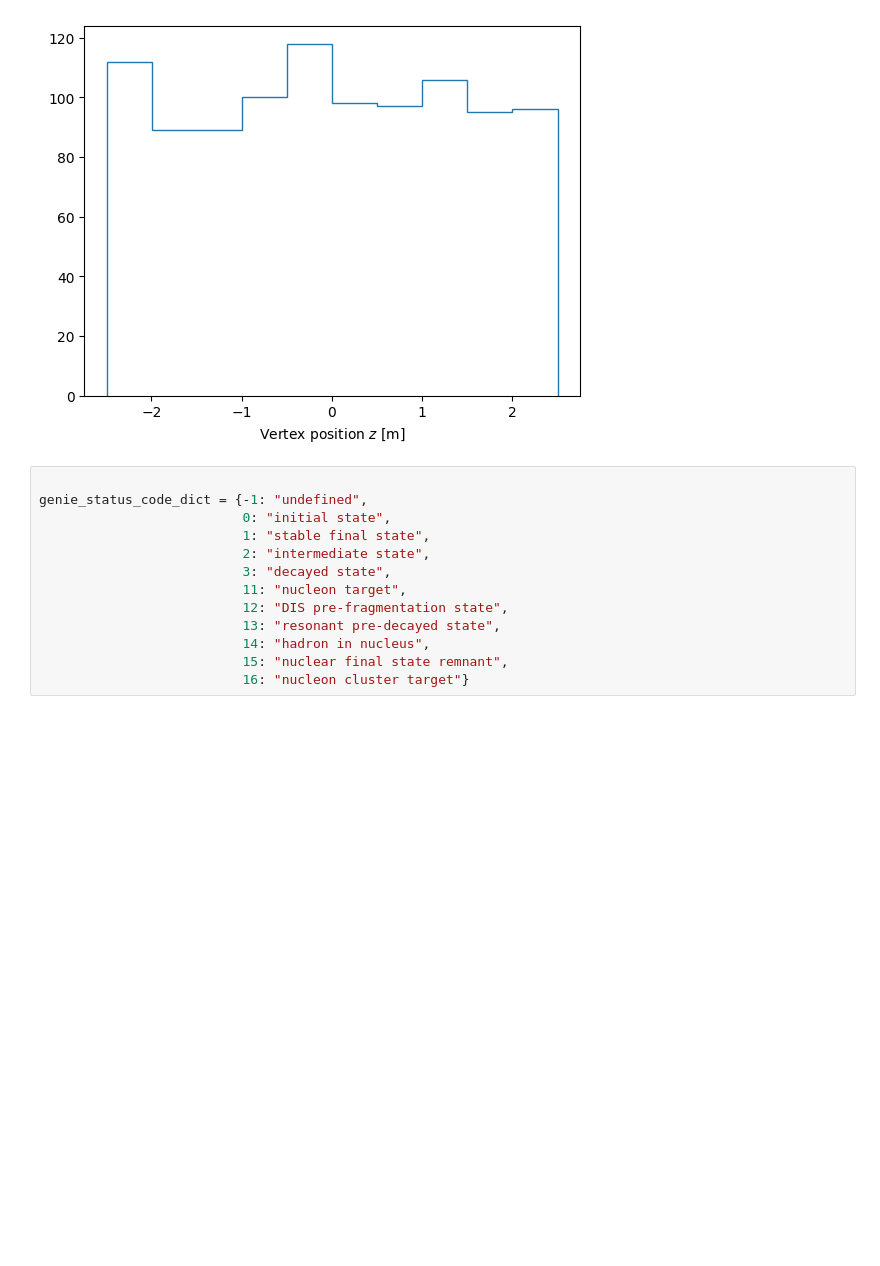
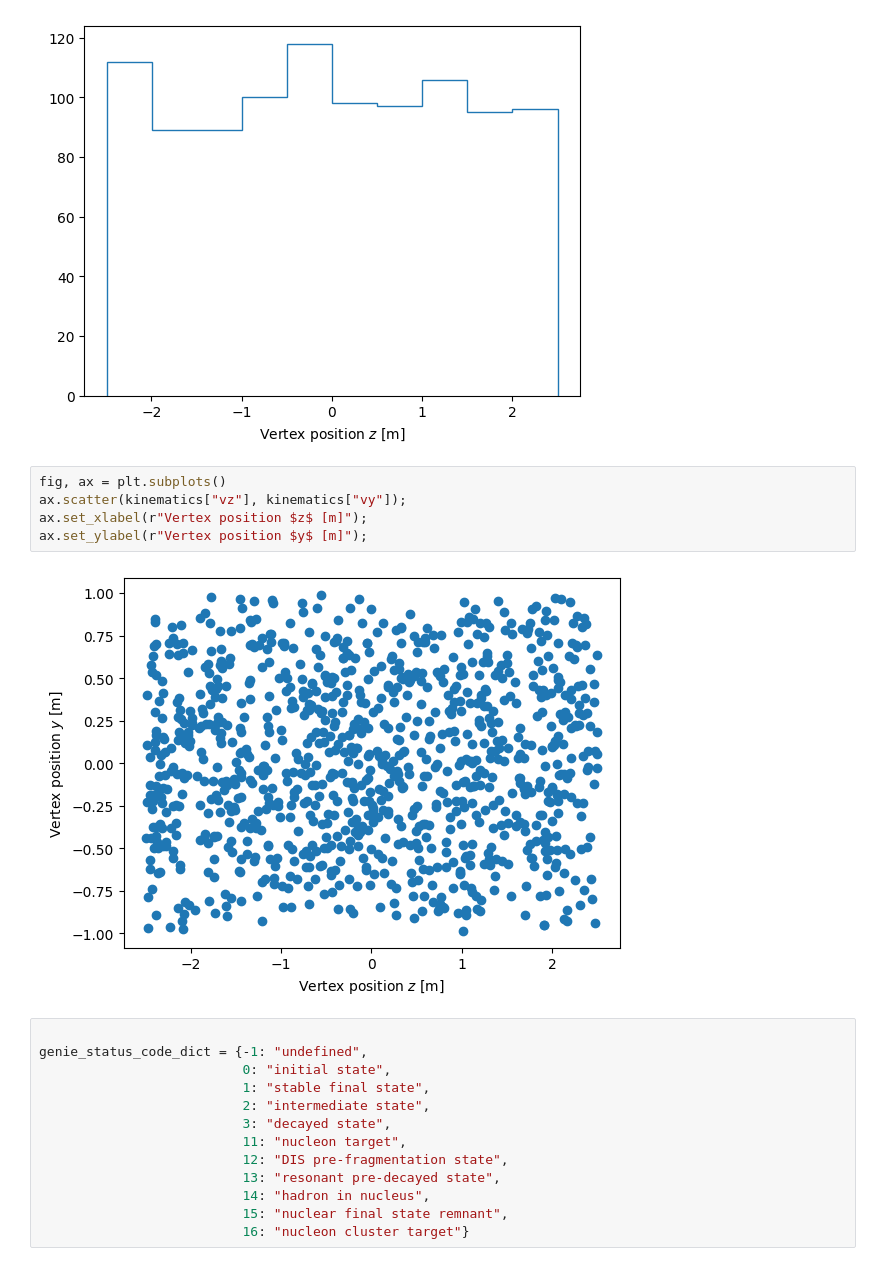
Before and after one commit to benw22022/FASERvSi_G4, a Jupyter notebook: notebooks/initial_genie_studies_on_my_model.ipynb, the cells around one changed output. Saved outputs shown, nothing was run; the diff lists cells and outputs as text; blank space fills up the shorter version.

```diff
--- a/notebooks/initial_genie_studies_on_my_model.ipynb
+++ b/notebooks/initial_genie_studies_on_my_model.ipynb
@@ -35,6 +35,13 @@ ax.hist(kinematics["vz"], histtype='step');
 ax.set_xlabel(r"Vertex position $z$ [m]");
 # %% [output]
 [figure]
+# %%
+fig, ax = plt.subplots()
+ax.scatter(kinematics["vz"], kinematics["vy"]);
+ax.set_xlabel(r"Vertex position $z$ [m]");
+ax.set_ylabel(r"Vertex position $y$ [m]");
+# %% [output]
+[figure, added]
 # %%
 
 genie_status_code_dict = {-1: "undefined",
```
Also changed, not shown: 1 other file.
